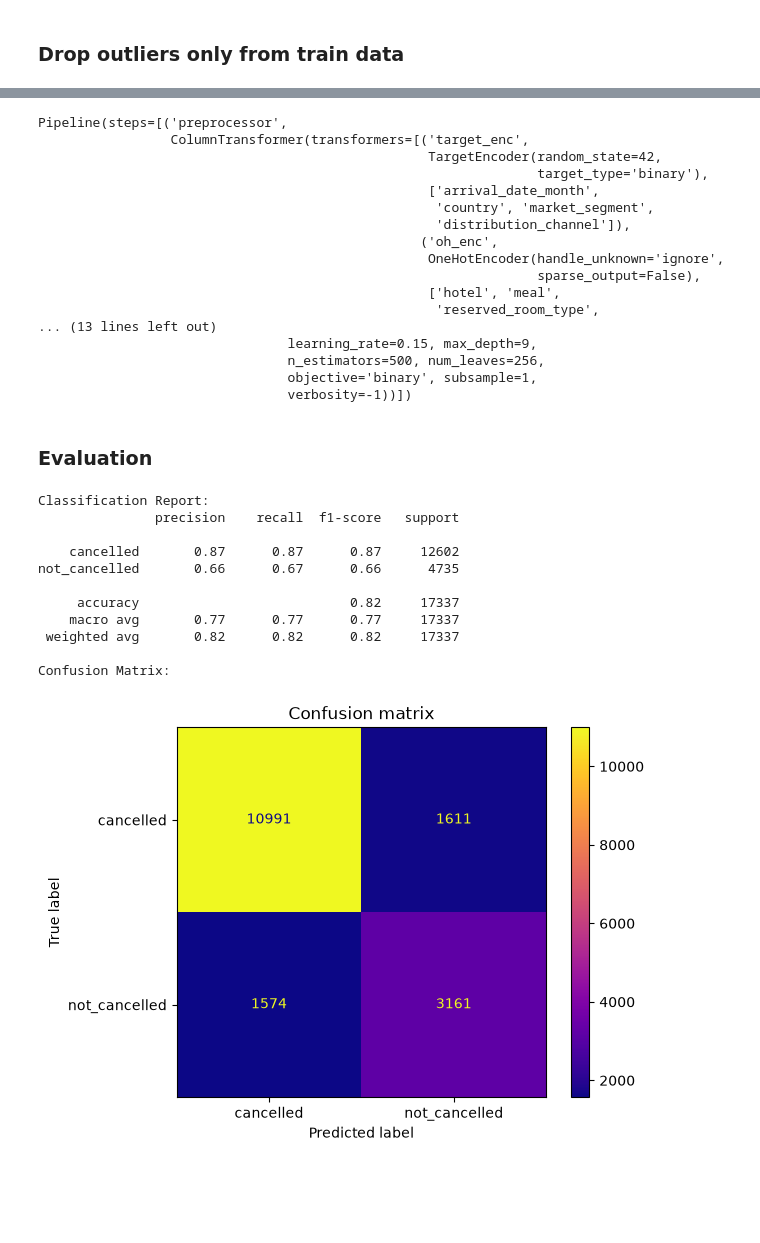
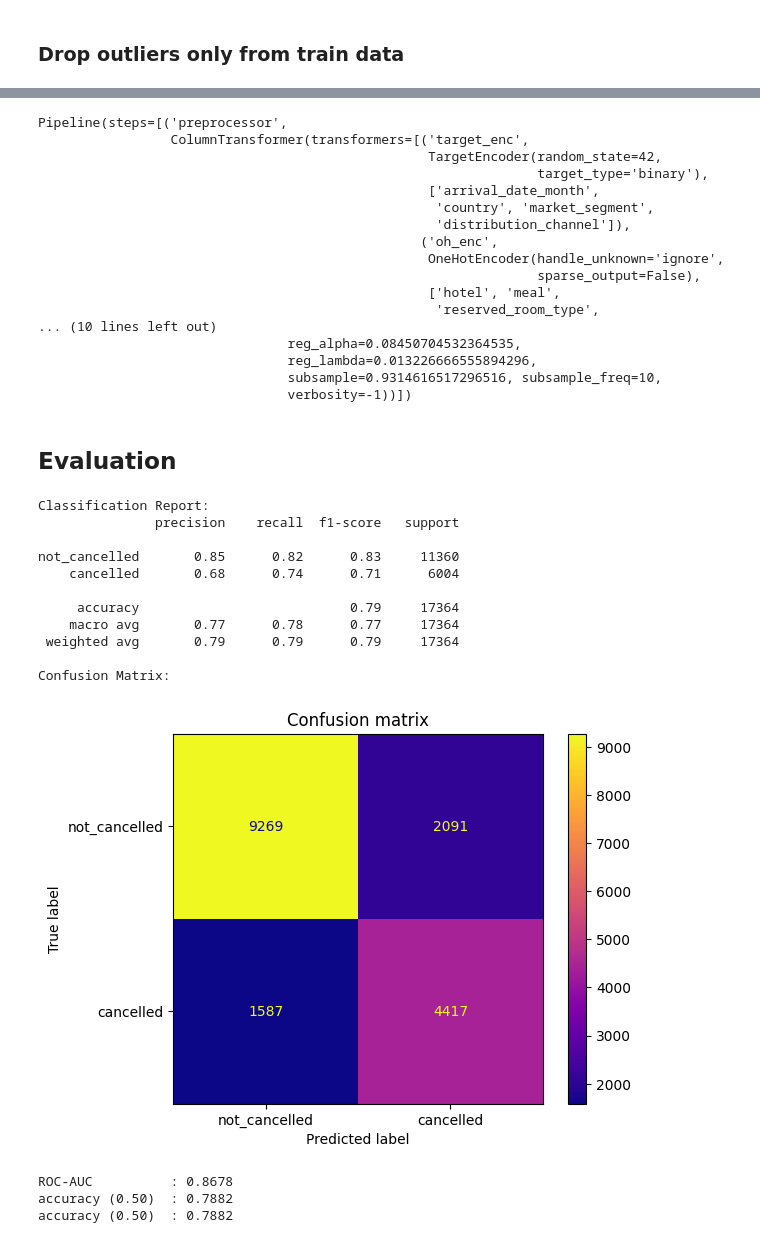
Before and after one commit to ravindutw/hotel-booking-cancellation-prediction, a Jupyter notebook: notebooks/models/LightGBM.ipynb, the cells around one changed output, grey strips where cells are left out. Cells and saved outputs as stored; diff of their text form; code cells hidden in the pictures; blank space fills up the shorter version.

Commit message:
Updated the LightGBM model to the new architecture

```diff
--- a/notebooks/models/LightGBM.ipynb
+++ b/notebooks/models/LightGBM.ipynb
@@ -162,7 +355,13 @@ pipeline = Pipeline(steps=[
     ('light_gbm', lgbm_model)
 ])
+# %%
+X_train_final = pd.concat([X_train, X_val])
+y_train_final = np.concatenate([y_train, y_val])
+# %%
+age_final = (X_train_final[SPLIT_COLUMN].max() - X_train_final[SPLIT_COLUMN]).dt.days.to_numpy()
+final_weights = 0.5 ** (age_final / RECENCY_HALFLIFE_DAYS)
 # %%
-pipeline.fit(X_train, y_train)
+pipeline.fit(X_train_final, y_train_final, light_gbm__sample_weight=final_weights)
 # %% [output]
 Pipeline(steps=[('preprocessor',
                  ColumnTransformer(transformers=[('target_enc',
@@ -176,19 +375,20 @@ Pipeline(steps=[('preprocessor',
                                                                 sparse_output=False),
                                                   ['hotel', 'meal',
                                                    'reserved_room_type',
-... (13 lines left out)
-                                learning_rate=0.15, max_depth=9,
-                                n_estimators=500, num_leaves=256,
-                                objective='binary', subsample=1,
+... (10 lines left out)
+                                reg_alpha=0.08450704532364535,
+                                reg_lambda=0.013226666555894296,
+                                subsample=0.9314616517296516, subsample_freq=10,
                                 verbosity=-1))])
 # %% [markdown]
-### Evaluation
+## Evaluation
 # %%
 from sklearn.metrics import (ConfusionMatrixDisplay, classification_report, confusion_matrix)
 import numpy as np
 import matplotlib.pyplot as plt
 # %%
-preds = pipeline.predict(X_test)
+proba = pipeline.predict_proba(X_test)[:, 1]
+preds = (proba >= DECISION_THRESHOLD).astype(int)
 # %%
 def test_model(y_test, y_pred, class_names):
 
@@ -204,17 +404,25 @@ def test_model(y_test, y_pred, class_names):
   plt.title("Confusion matrix")
   plt.show()
 # %%
-test_model(y_test, preds, ['cancelled', 'not_cancelled'])
+test_model(y_test, preds, ['not_cancelled', 'cancelled'])
 # %% [output]
 Classification Report:
                precision    recall  f1-score   support
 
-    cancelled       0.87      0.87      0.87     12602
-not_cancelled       0.66      0.67      0.66      4735
+not_cancelled       0.85      0.82      0.83     11360
+    cancelled       0.68      0.74      0.71      6004
 
-     accuracy                           0.82     17337
-    macro avg       0.77      0.77      0.77     17337
- weighted avg       0.82      0.82      0.82     17337
+     accuracy                           0.79     17364
+    macro avg       0.77      0.78      0.77     17364
+ weighted avg       0.79      0.79      0.79     17364
 
 Confusion Matrix:
-[figure, old version]
+[figure, new version]
+# %%
+print(f"ROC-AUC          : {roc_auc_score(y_test, proba):.4f}")
+print(f"accuracy (0.50)  : {accuracy_score(y_test, (proba >= 0.5).astype(int)):.4f}")
+print(f"accuracy ({DECISION_THRESHOLD:.2f})  : {accuracy_score(y_test, preds):.4f}")
+# %% [output]
+ROC-AUC          : 0.8678
+accuracy (0.50)  : 0.7882
+accuracy (0.50)  : 0.7882
```
Also changed, not shown: parts of 41 cells of this notebook.
